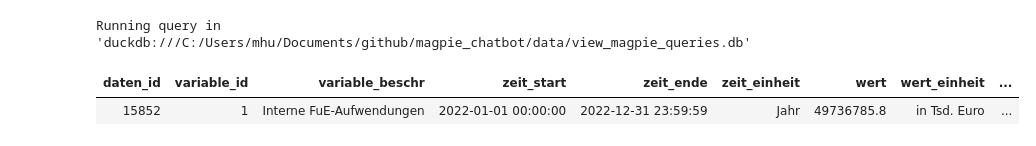
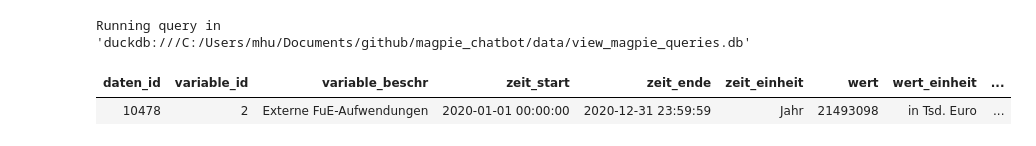
Before and after one commit to maltehueckstaedt/magpie_chatbot, a Jupyter notebook: py/jupyther_notebooks/Queries_View_DB.ipynb, the cells around one changed output. Cells and saved outputs as stored; diff of their text form; code cells hidden in the pictures.

```diff
--- a/py/jupyther_notebooks/Queries_View_DB.ipynb
+++ b/py/jupyther_notebooks/Queries_View_DB.ipynb
@@ -48,13 +47,13 @@ AND reichweite_beschr_list = 'Deutschland';
 # %%
 %%sql
 SELECT *
 FROM view_daten_reichweite_menge
-WHERE wert LIKE '49736%'
+WHERE wert LIKE '2149309%'
 LIMIT 5;
 # %% [output]
 Running query in 'duckdb:///C:/Users/mhu/Documents/github/magpie_chatbot/data/view_magpie_queries.db'
 | daten_id | variable_id | variable_beschr | zeit_start | zeit_ende | zeit_einheit | wert | wert_einheit | ... |
-| 15852 | 1 | Interne FuE-Aufwendungen | 2022-01-01 00:00:00 | 2022-12-31 23:59:59 | Jahr | 49736785.8 | in Tsd. Euro | ... |
+| 10478 | 2 | Externe FuE-Aufwendungen | 2020-01-01 00:00:00 | 2020-12-31 23:59:59 | Jahr | 21493098 | in Tsd. Euro | ... |
 # %%
   %%sql
 SELECT wert, wert_einheit
```
Also changed, not shown: parts of 7 cells of this notebook.
